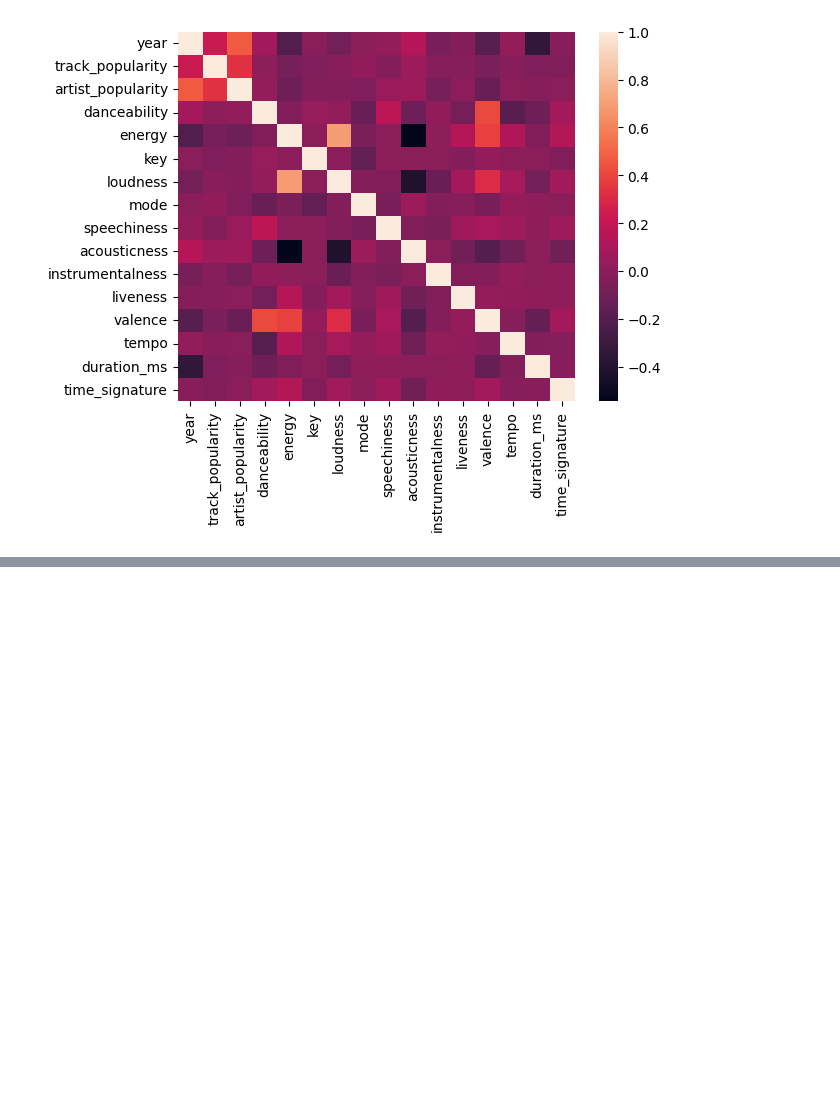
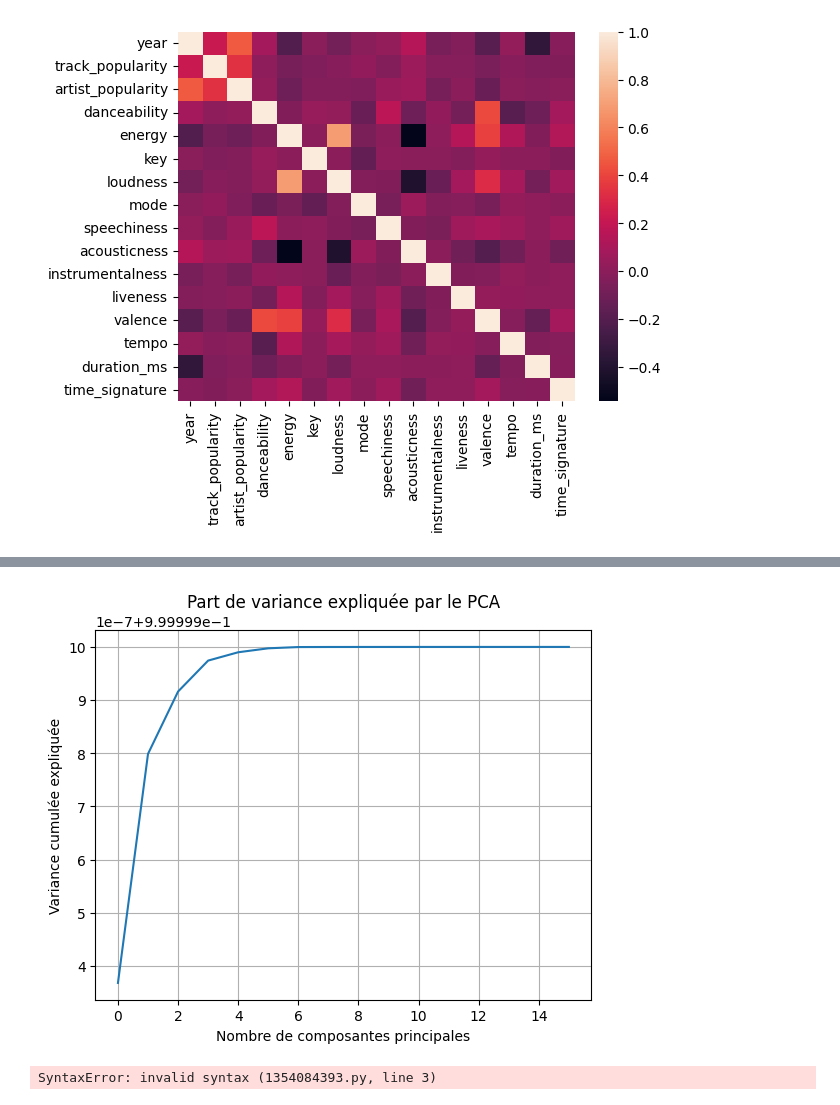
Before and after one commit to fxcollot/SpotifyUnsupervised, a Jupyter notebook: sam.ipynb, the cells around one changed output, grey strips where cells are left out. Cells and saved outputs as stored; diff of their text form; code cells hidden in the pictures; blank space fills up the shorter version.

```diff
--- a/sam.ipynb
+++ b/sam.ipynb
@@ -67,0 +129,17 @@ sns.heatmap(corr)
+# %%
+plt.plot(np.cumsum(pca.explained_variance_ratio_))
+plt.xlabel("Nombre de composantes principales")
+plt.ylabel("Variance cumulée expliquée")
+plt.title("Part de variance expliquée par le PCA")
+plt.grid()
+plt.show()
+# %% [output]
+[figure, added]
+# %%
+#affichage du cercle des corrélations
+
+biplot(pca,x=,cat=y,components=[0,1])
+
+plt.show()
+# %% [output]
+SyntaxError: invalid syntax (1354084393.py, line 3)
```
Also changed, not shown: parts of 6 cells of this notebook.
